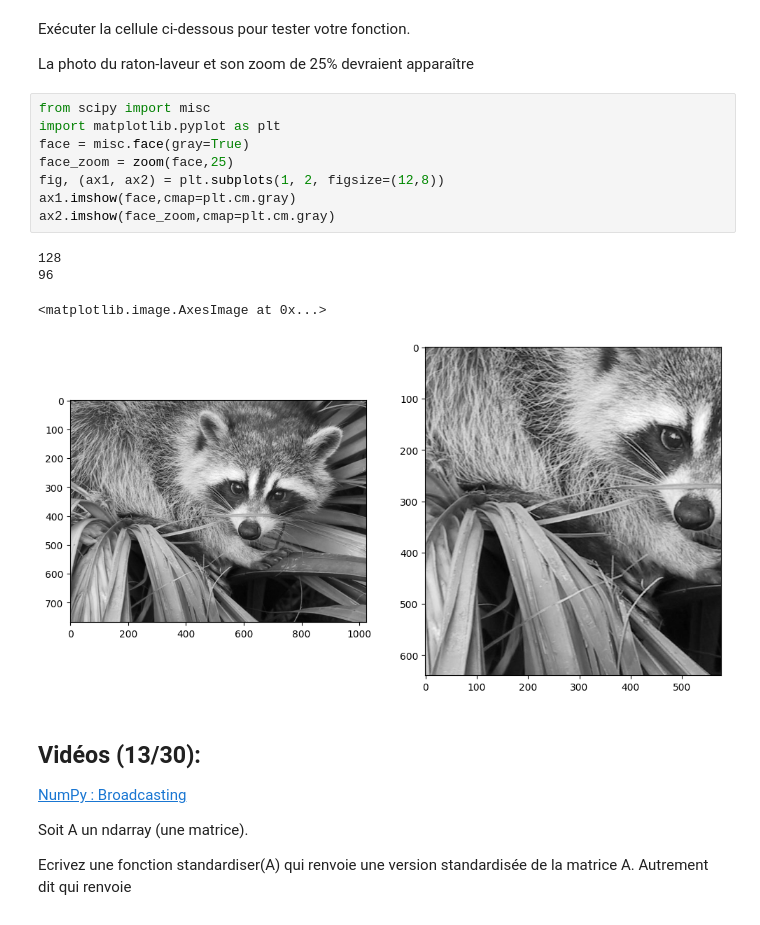
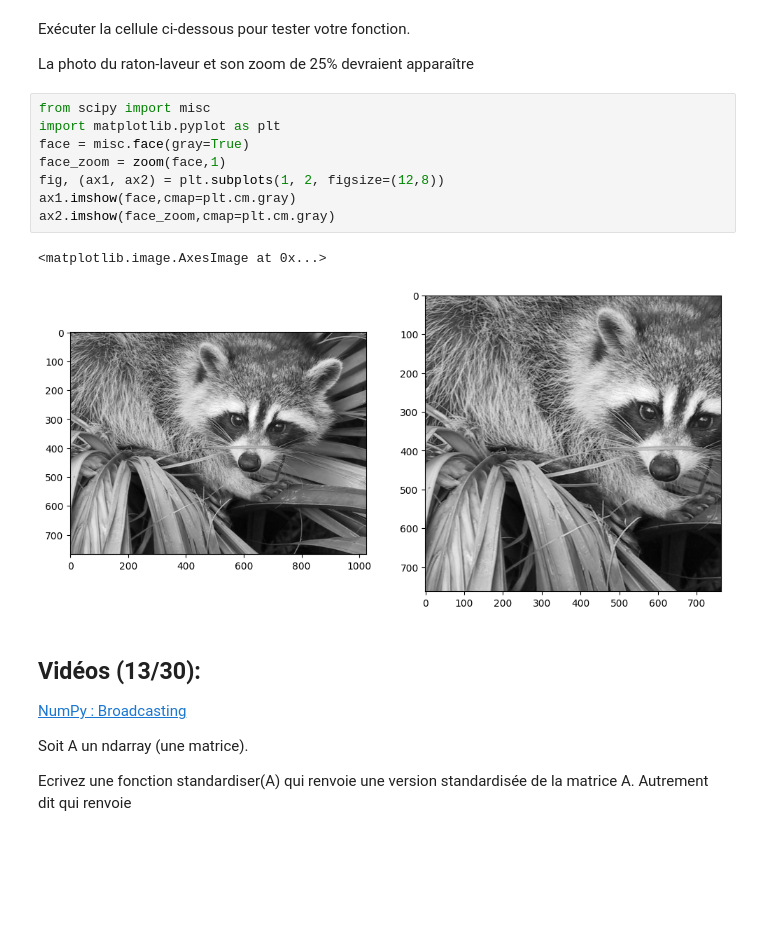
Before and after one commit to miguelDeSaAdegas/machineLearning, a Jupyter notebook: BIN3100_ML_S_1_et_2_Exercices_Python,_NumPy_et_Panda.ipynb, the cells around one changed output. Drawn from its saved outputs; the diff is of its cells as text; blank space fills up the shorter version.

```diff
--- a/BIN3100_ML_S_1_et_2_Exercices_Python,_NumPy_et_Panda.ipynb
+++ b/BIN3100_ML_S_1_et_2_Exercices_Python,_NumPy_et_Panda.ipynb
@@ -114,16 +114,14 @@ La photo du raton-laveur et son zoom de 25% devraient apparaître
 # %%
 from scipy import misc
 import matplotlib.pyplot as plt
 face = misc.face(gray=True)
-face_zoom = zoom(face,25)
+face_zoom = zoom(face,1)
 fig, (ax1, ax2) = plt.subplots(1, 2, figsize=(12,8))
 ax1.imshow(face,cmap=plt.cm.gray)
 ax2.imshow(face_zoom,cmap=plt.cm.gray)
 # %% [output]
-128
-96
+<matplotlib.image.AxesImage at 0x...>
-<matplotlib.image.AxesImage at 0x...>
-[figure, old version]
+[figure, new version]
 # %% [markdown]
 ## Vidéos (13/30):
 
```
Also changed, not shown: parts of 3 cells of this notebook.
